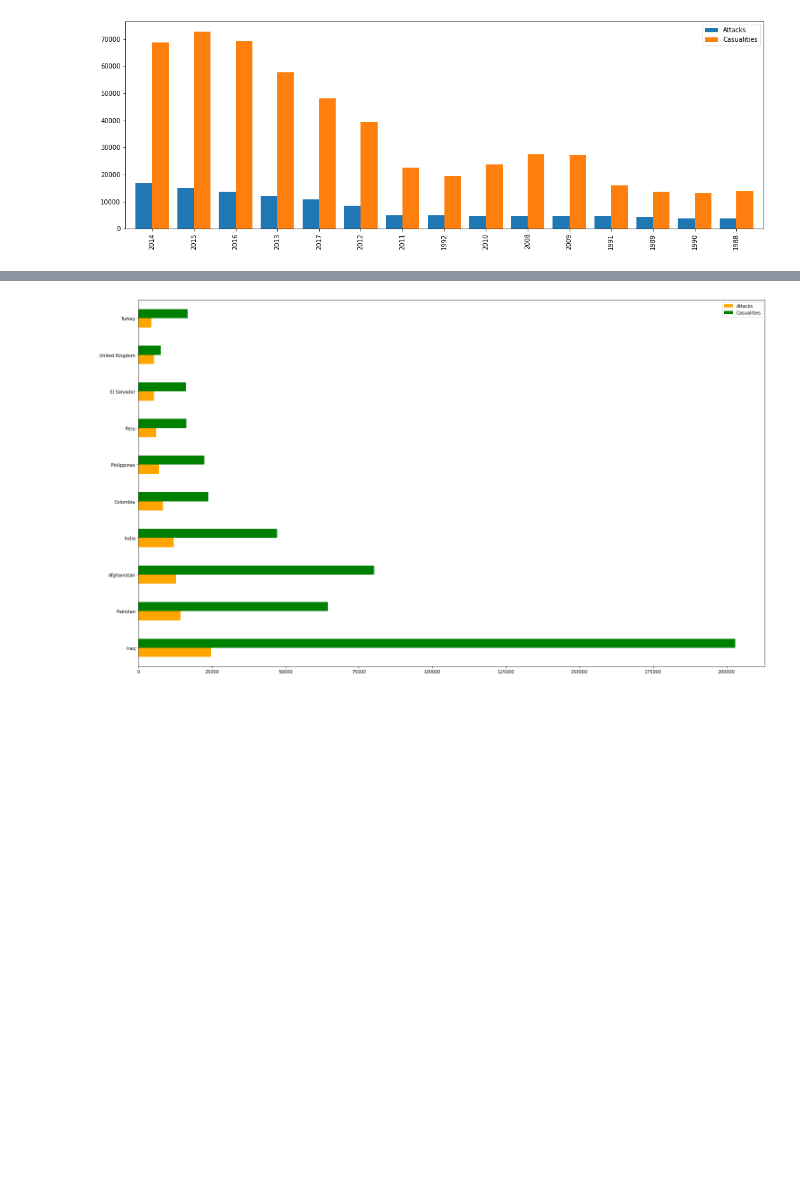
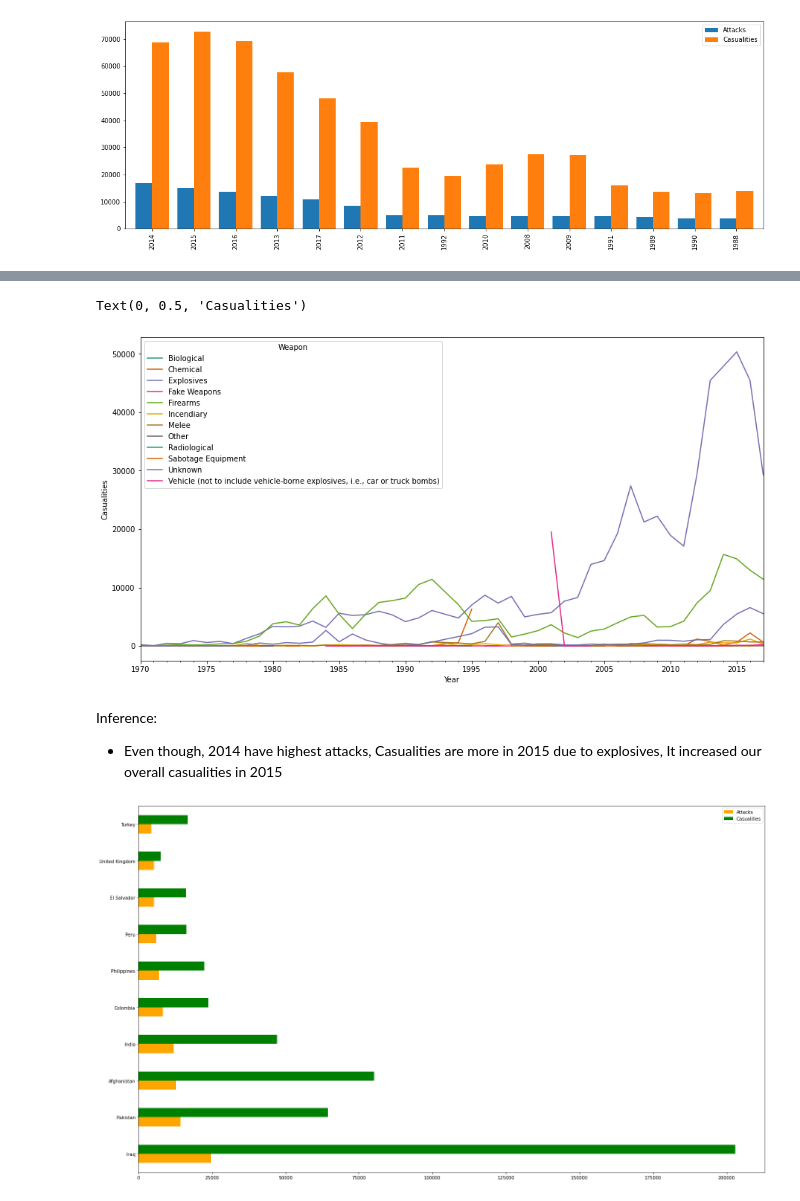
Before and after one commit to vak1997/Global-Terrorism, a Jupyter notebook: Global_Terrorism_Analysis_Capstone_Project.ipynb, the cells around one changed output, grey strips where cells are left out. Drawn from its saved outputs; the diff is of its cells as text; code cells hidden in the pictures; blank space fills up the shorter version.

```diff
--- a/Global_Terrorism_Analysis_Capstone_Project.ipynb
+++ b/Global_Terrorism_Analysis_Capstone_Project.ipynb
@@ -345 +376,16 @@ Inference:
+# %%
+
+d=terrorism_df.groupby(['Year','Weapon'],sort=True)['Casualities'].sum()
+plot_df = d.unstack('Weapon').loc[:]
+plot_df.index = pd.PeriodIndex(plot_df.index.tolist(),freq='A')
+plot_df.plot(figsize=(15,8),color=sns.color_palette('Dark2',12))
+plt.xlabel("Year")
+plt.ylabel("Casualities")
+# %% [output]
+Text(0, 0.5, 'Casualities')
+[figure, added]
+# %% [markdown]
+Inference:
+
+*   Even though, 2014 have highest attacks, Casualities are more in 2015 due to explosives, It increased our overall casualities in 2015
 # %%
```
Also changed, not shown: parts of 20 cells of this notebook.
